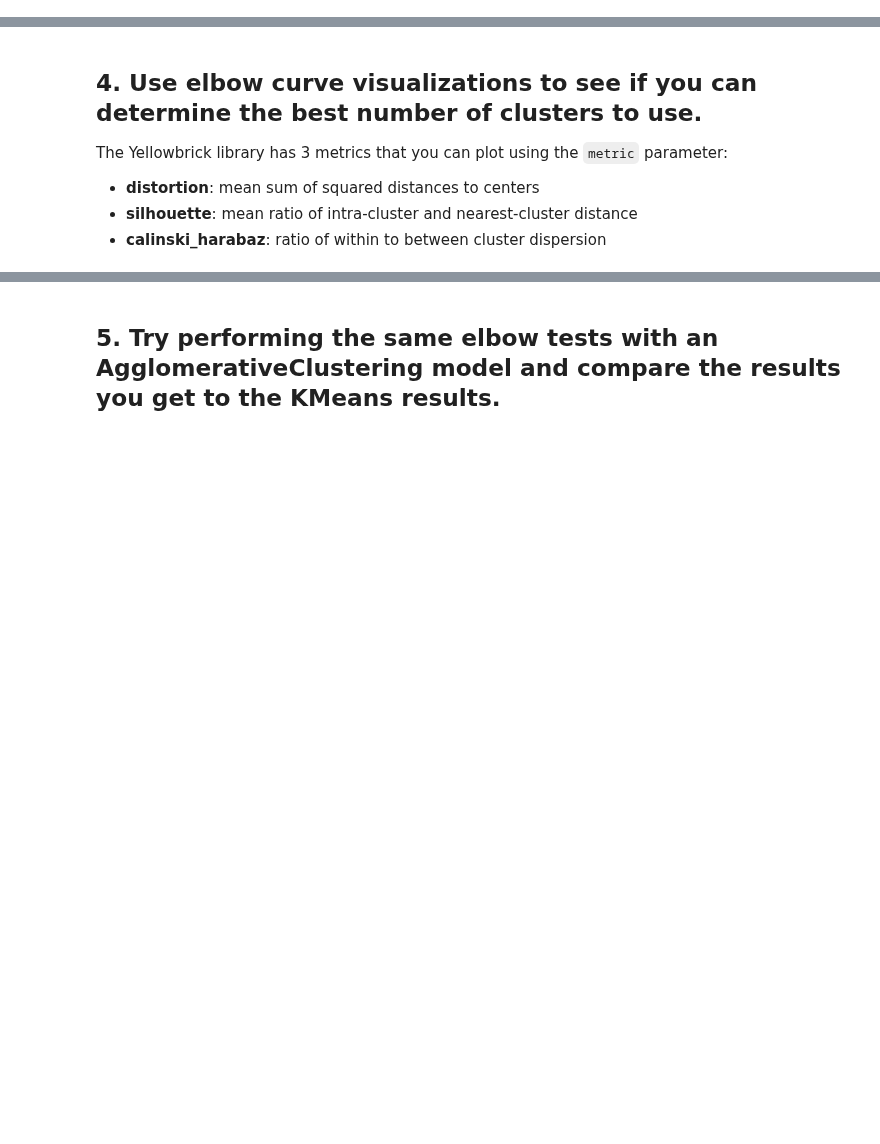
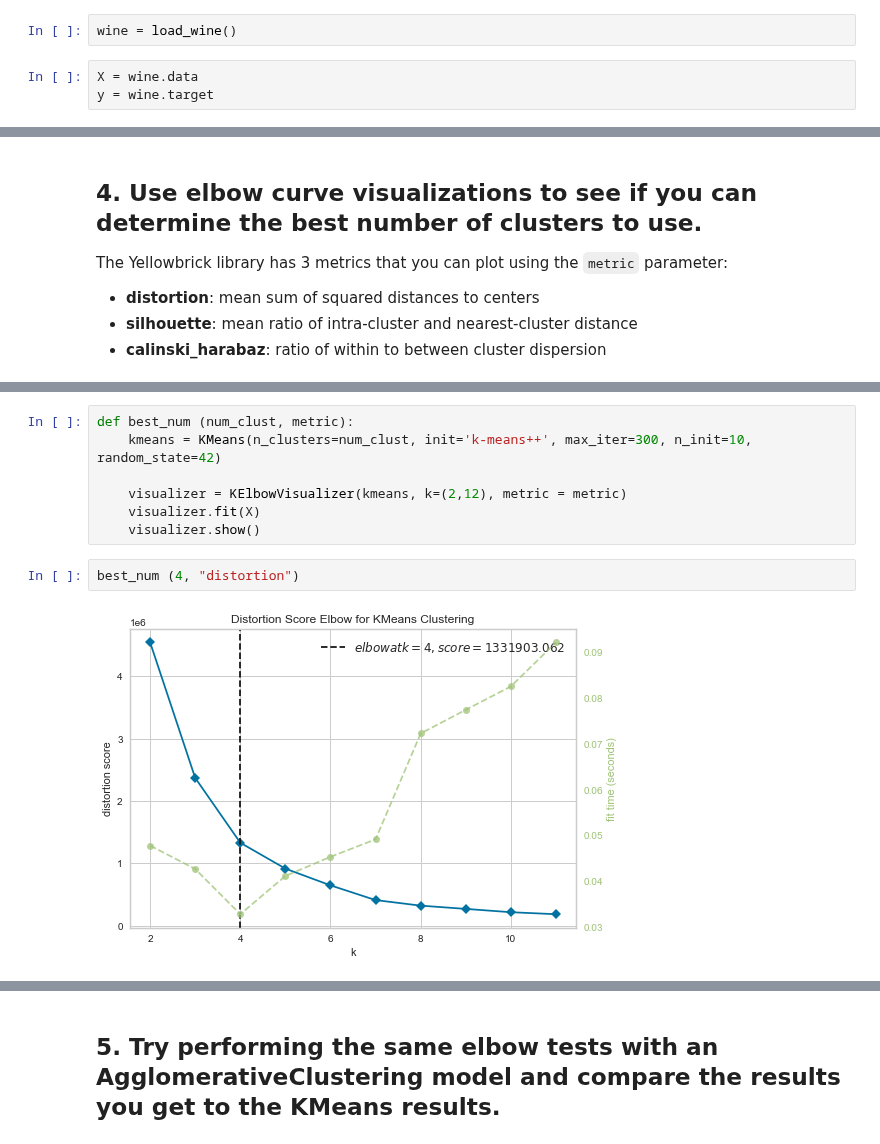
Before and after one commit to ta-datapt-bcn/lab_evaluation, a Jupyter notebook: lab-unsupervised-learning-evaluation/your-code/main.ipynb, the cells around one changed output, grey strips where cells are left out. Drawn from its saved outputs; the diff is of its cells as text; blank space fills up the shorter version.

```diff
--- a/lab-unsupervised-learning-evaluation/your-code/main.ipynb
+++ b/lab-unsupervised-learning-evaluation/your-code/main.ipynb
@@ -11,4 +15,9 @@ warnings.filterwarnings("ignore", category=RuntimeWarning)
 # %% [markdown]
 Load the wine dataset using sklearn and get the datasets X and y containing the target and the rest of the variables
+# %%
+wine = load_wine()
+# %%
+X = wine.data
+y = wine.target
 # %% [markdown]
 ## 1. Train a KMeans clustering model on the data set using 8 clusters and compute the silhouette score for the model.
@@ -30,0 +57,11 @@ ModuleNotFoundError: No module named 'yellowbrick'
+# %%
+def best_num (num_clust, metric):
+    kmeans = KMeans(n_clusters=num_clust, init='k-means++', max_iter=300, n_init=10, random_state=42)
+
+    visualizer = KElbowVisualizer(kmeans, k=(2,12), metric = metric)
+    visualizer.fit(X)
+    visualizer.show()
+# %%
+best_num (4, "distortion")
+# %% [output]
+[figure, added]
```
Also changed, not shown: parts of 19 cells of this notebook.
